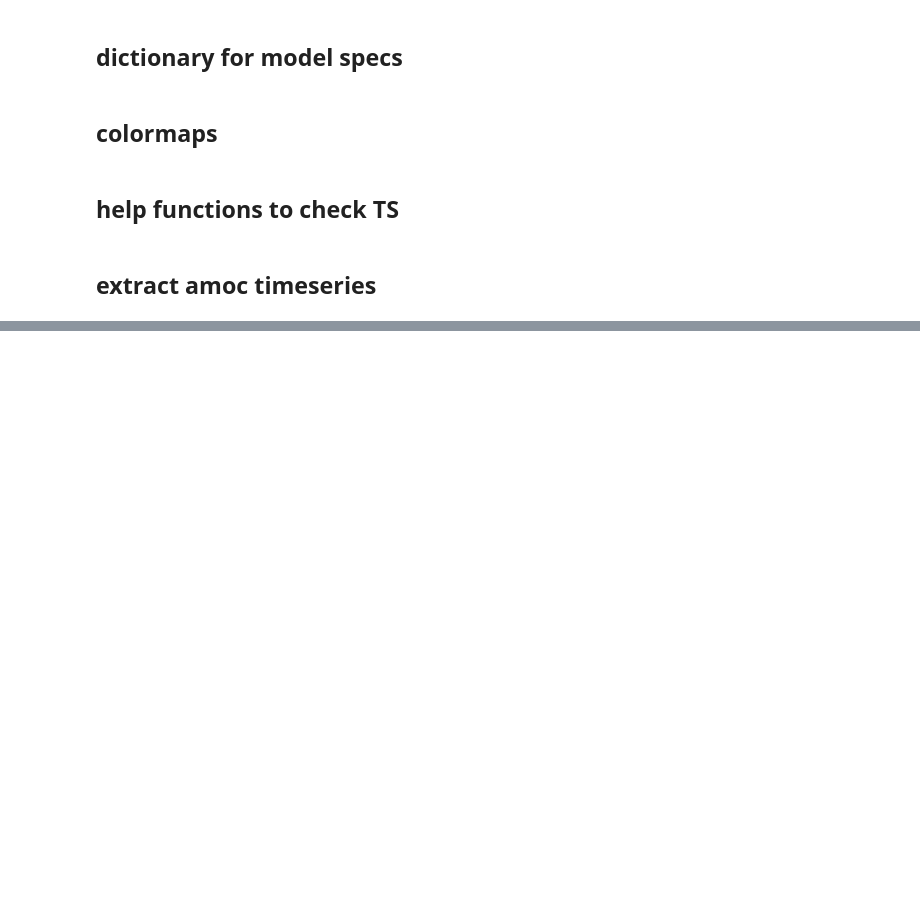
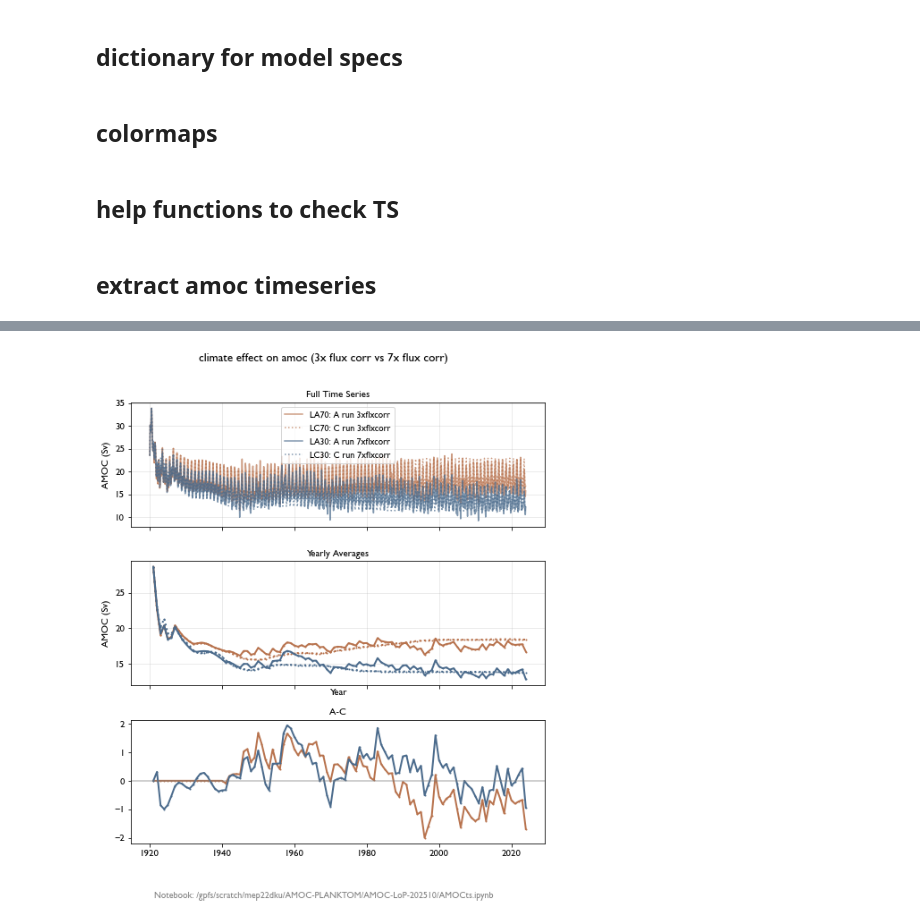
Before and after one commit to tjarnikova/AMOC-PLANKTOM, a Jupyter notebook: AMOC-LoP-202510/AMOCts.ipynb, the cells around one changed output, grey strips where cells are left out. Drawn from its saved outputs; the diff is of its cells as text; code cells hidden in the pictures; blank space fills up the shorter version.

```diff
--- a/AMOC-LoP-202510/AMOCts.ipynb
+++ b/AMOC-LoP-202510/AMOCts.ipynb
@@ -92,3 +92,14 @@ ml = {
     'TJ_LAH6': {'desc': 'A run with 0.6Sv hosing', 'start': 1940, 'end': 1992,
                 'no': 5, 'linestyle': '-'},
 }
+
+ml2 = {
+    'TJ_LA70': {'desc': 'A run 3xflxcorr', 'start': 1920, 'end': 2023,
+                'no': 0, 'linestyle': '-'},
+    'TJ_LC70': {'desc': 'C run 3xflxcorr', 'start': 1920, 'end': 2023,
+                'no': 0, 'linestyle': ':'},
+    'TJ_LA30': {'desc': 'A run 7xflxcorr', 'start': 1920, 'end': 2023,
+                'no': 3, 'linestyle': '-'},
+    'TJ_LC30': {'desc': 'C run 7xflxcorr', 'start': 1920, 'end': 2023,
+                'no': 3, 'linestyle': ':'},
+}
@@ -280,0 +417,83 @@ Coordinates:
+# %%
+# Usage in your code:
+colormap = ceskyraj_6
+
+# ================================
+# LOAD AMOC DATASETS
+# ================================
+base_path = '/gpfs/home/mep22dku/scratch/AMOC-PLANKTOM'
+
+# Load all datasets
+amoc_data = {}
+for name, info in ml2.items():
+    path = f"{base_path}/AMOC-LoP-202510/data/AMOC_TOM12_{name}_{info['start']}-{info['end']}.nc"
+    try:
+        amoc_data[name] = xr.open_dataset(path)
+        print(f"✓ Loaded {name}: {info['desc']}")
+    except FileNotFoundError:
+        print(f"⚠️ Could not find {name}: {path}")
+
+# ================================
+# PLOT AMOC TIME SERIES
+# ================================
+# Define colormap
+
+fact = 0.6
+# Create figure with golden ratio (width:height = 1.618:1, roughly 3x5)
+fig, axs = plt.subplots(3, 1, figsize=(12 * fact, 12/1.618 * 2 * fact),
+                        facecolor='w', edgecolor='k', sharex=True)
+
+# Plot full time series on top panel
+for name, info in ml2.items():
+    if name in amoc_data:
+        ds = amoc_data[name]
+        axs[0].plot(ds.TIME, ds.AMOC,
+                    label=f"{name.replace('TJ_', '')}: {info['desc']}",
+                    linestyle=info['linestyle'],
+                    color=colormap[info['no']],
+                    linewidth=1.5, alpha=0.7)
+
+axs[0].set_ylabel('AMOC (Sv)', fontsize=fs)
+axs[0].legend(loc='best', frameon=True, fontsize=fs-1)
+axs[0].grid(alpha=0.3)
+axs[0].set_title('Full Time Series', fontsize=fs)
+
+# Plot yearly averages on bottom panel
+for name, info in ml2.items():
+    if name in amoc_data:
+        ds = amoc_data[name]
+        # Resample to yearly averages
+        yearly = ds.AMOC.resample(TIME='1Y').mean()
+        axs[1].plot(yearly.TIME, yearly,
+                    label=f"{name.replace('TJ_', '')}: {info['desc']}",
+                    linestyle=info['linestyle'],
+                    color=colormap[info['no']],
+                    linewidth=2, marker='o', markersize=1)
+
+ds1 = amoc_data['TJ_LA70']; ds2 = amoc_data['TJ_LC70']
+yearly1 = ds1.AMOC.resample(TIME='1Y').mean() - ds2.AMOC.resample(TIME='1Y').mean()
+ds1 = amoc_data['TJ_LA30']; ds2 = amoc_data['TJ_LC30']
+yearly2 = ds1.AMOC.resample(TIME='1Y').mean() - ds2.AMOC.resample(TIME='1Y').mean()
+
+axs[2].plot(yearly1.TIME, yearly1,
+            label=f"LA70 A-C", linestyle='-', color=colormap[ml2['TJ_LA70']['no']],
+            linewidth=2, marker='o', markersize=1)
+axs[2].plot(yearly1.TIME, yearly2,
+            label=f"LA30 A-C", linestyle='-', color=colormap[ml2['TJ_LA30']['no']],
+            linewidth=2, marker='o', markersize=1)
+axs[2].axhline(y=0, color = 'grey', alpha = 0.5)
+
+axs[1].set_ylabel('AMOC (Sv)', fontsize=fs)
+axs[1].set_xlabel('Year', fontsize=fs)
+#axs[1].legend(loc='best', frameon=True, fontsize=fs-1)
+axs[1].grid(alpha=0.3)
+axs[1].set_title('Yearly Averages', fontsize=fs)
+axs[2].set_title('A-C', fontsize=fs)
+
+plt.suptitle('climate effect on amoc (3x flux corr vs 7x flux corr)', y=0.97)
+
+bottom_margin = add_notebook_footer(fig, 'AMOCts.ipynb')
+plt.tight_layout(rect=[0, bottom_margin, 1, 0.96])
+plt.savefig('./plts/AMOC-3x7x.jpg',dpi = 300)
+plt.show()
+# %% [output]
@@ -280,0 +504 @@ Coordinates:
+[figure, added]
```
Also changed, not shown: parts of 9 cells of this notebook.
